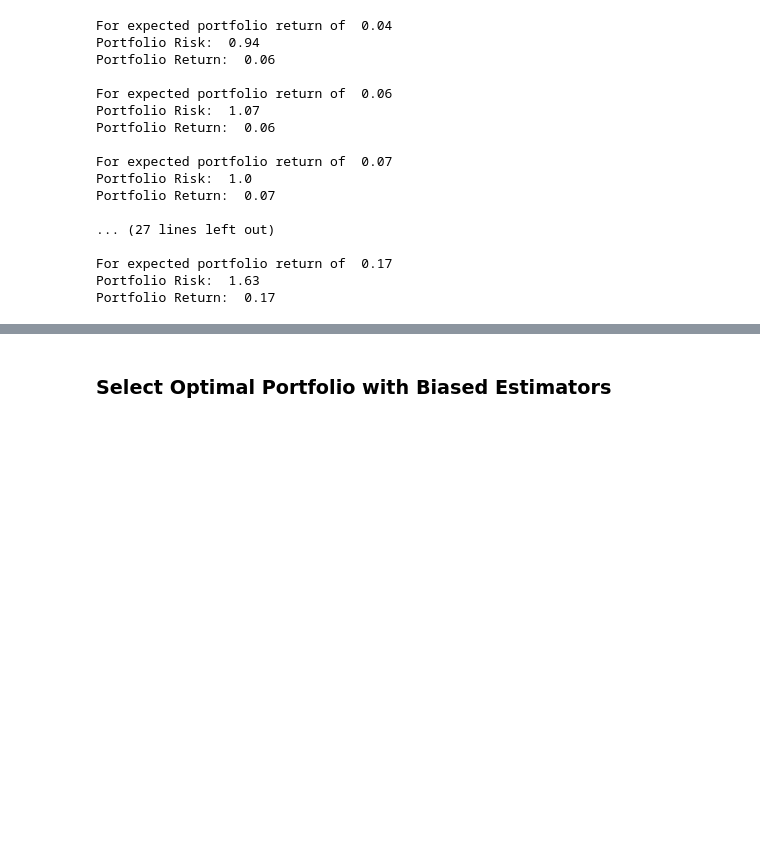
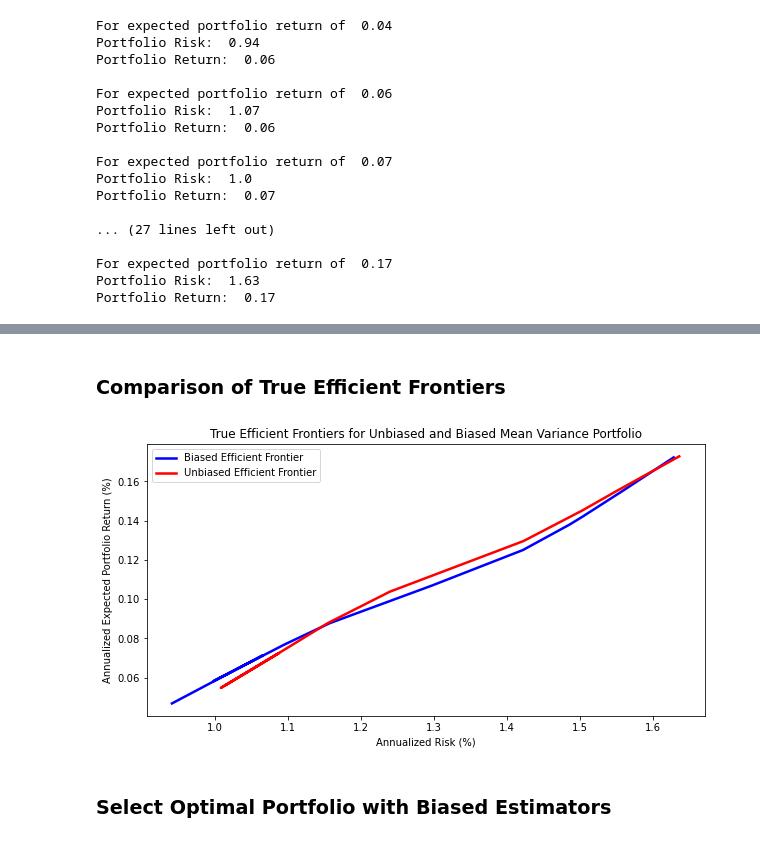
Before and after one commit to jasonbohne123/Split_Bregman_MPT, a Jupyter notebook: Portfolio_Optimization/Alternative_Comparisons.ipynb, the cells around one changed output, grey strips where cells are left out. Cells and saved outputs as stored; diff of their text form; code cells hidden in the pictures; blank space fills up the shorter version.

```diff
--- a/Portfolio_Optimization/Alternative_Comparisons.ipynb
+++ b/Portfolio_Optimization/Alternative_Comparisons.ipynb
@@ -202,3 +236,17 @@ Portfolio Return:  0.17
+# %% [markdown]
+### Comparison of True Efficient Frontiers
+# %%
+fig,ax=plt.subplots(figsize=(10,5))
+plt.title('True Efficient Frontiers for Unbiased and Biased Mean Variance Portfolio')
+plt.xlabel('Annualized Risk (%)')
+plt.ylabel('Annualized Expected Portfolio Return (%)' )
+
+plt.plot(biased_risk, true_bias_eff.predict(biased_risk), c= "blue" , lw=2.5,label="Biased Efficient Frontier")
+plt.plot(risk, true_eff.predict(risk), c= "red" , lw=2.5,label="Unbiased Efficient Frontier")
+plt.legend()
+plt.show()
+# %% [output]
+[figure, added]
 # %% [markdown]
 ### Select Optimal Portfolio with Biased Estimators
 # %%
```
Also changed, not shown: parts of 7 cells of this notebook.
